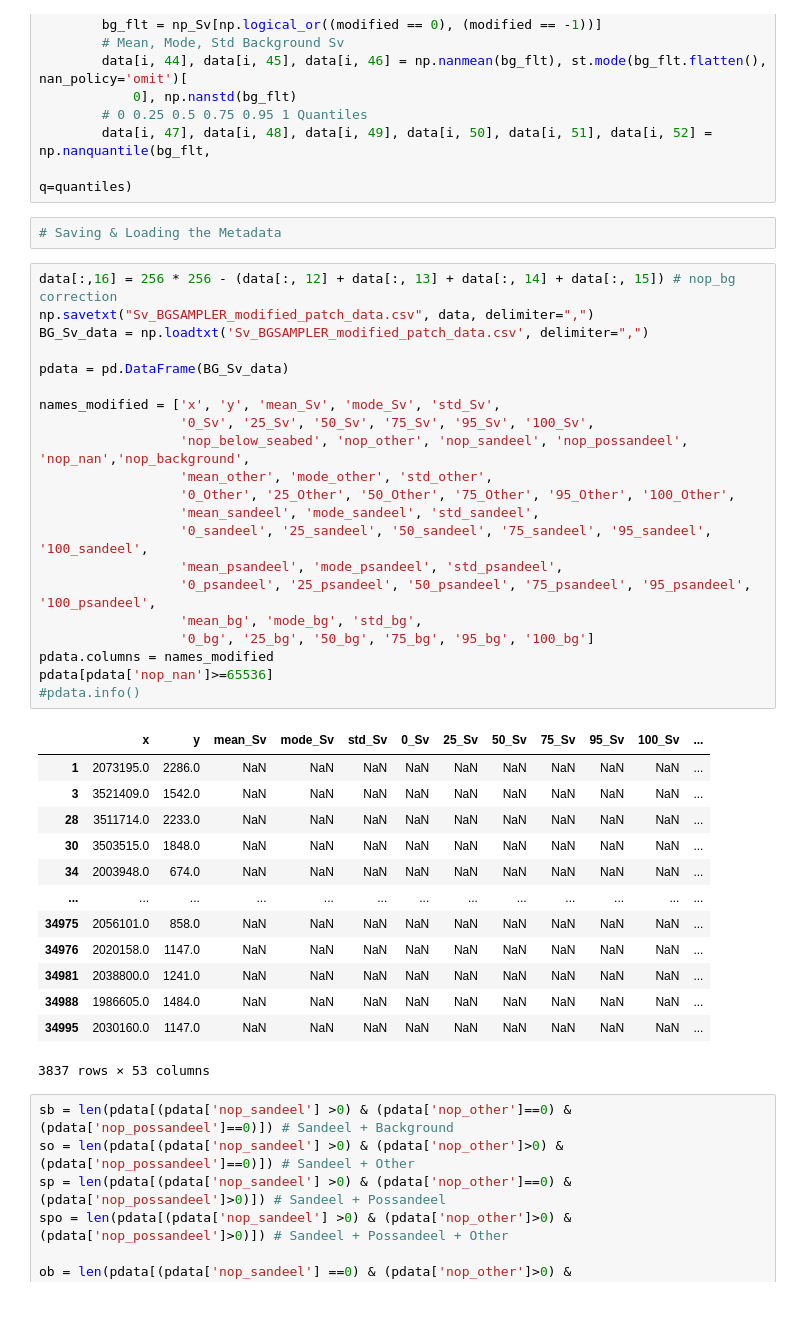
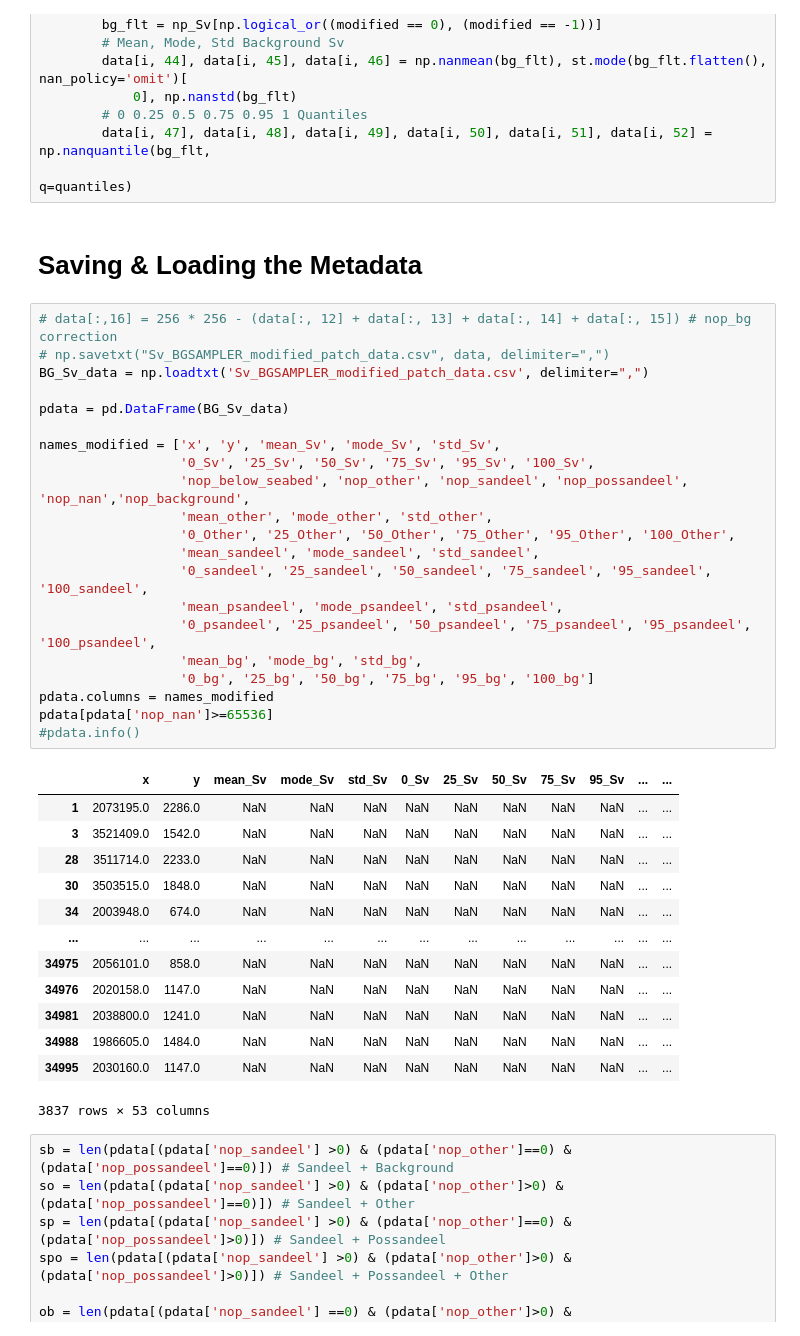
Before and after one commit to ahmetpala/UNET-Sampling, a Jupyter notebook: crimac_unet/Background Sampler.ipynb, the cells around one changed output. Cells and saved outputs as stored; diff of their text form; blank space fills up the shorter version.

```diff
--- a/crimac_unet/Background Sampler.ipynb
+++ b/crimac_unet/Background Sampler.ipynb
@@ -435,42 +429,42 @@ for i, (x, y) in tqdm(enumerate(cordinates_bg_rand), total=len(cordinates_bg_ran
         # 0 0.25 0.5 0.75 0.95 1 Quantiles
         data[i, 47], data[i, 48], data[i, 49], data[i, 50], data[i, 51], data[i, 52] = np.nanquantile(bg_flt,
                                                                                                       q=quantiles)
-# %%
-# Saving & Loading the Metadata
+# %% [markdown]
+# Saving & Loading the Metadata
 # %%
-data[:,16] = 256 * 256 - (data[:, 12] + data[:, 13] + data[:, 14] + data[:, 15]) # nop_bg correction
-np.savetxt("Sv_BGSAMPLER_modified_patch_data.csv", data, delimiter=",")
+# data[:,16] = 256 * 256 - (data[:, 12] + data[:, 13] + data[:, 14] + data[:, 15]) # nop_bg correction
+# np.savetxt("Sv_BGSAMPLER_modified_patch_data.csv", data, delimiter=",")
 BG_Sv_data = np.loadtxt('Sv_BGSAMPLER_modified_patch_data.csv', delimiter=",")
 
 pdata = pd.DataFrame(BG_Sv_data)
 
 names_modified = ['x', 'y', 'mean_Sv', 'mode_Sv', 'std_Sv',
                   '0_Sv', '25_Sv', '50_Sv', '75_Sv', '95_Sv', '100_Sv',
                   'nop_below_seabed', 'nop_other', 'nop_sandeel', 'nop_possandeel', 'nop_nan','nop_background',
                   'mean_other', 'mode_other', 'std_other',
                   '0_Other', '25_Other', '50_Other', '75_Other', '95_Other', '100_Other',
                   'mean_sandeel', 'mode_sandeel', 'std_sandeel',
                   '0_sandeel', '25_sandeel', '50_sandeel', '75_sandeel', '95_sandeel', '100_sandeel',
                   'mean_psandeel', 'mode_psandeel', 'std_psandeel',
                   '0_psandeel', '25_psandeel', '50_psandeel', '75_psandeel', '95_psandeel', '100_psandeel',
                   'mean_bg', 'mode_bg', 'std_bg',
                   '0_bg', '25_bg', '50_bg', '75_bg', '95_bg', '100_bg']
 pdata.columns = names_modified
 pdata[pdata['nop_nan']>=65536]
 #pdata.info()
 # %% [output]
-|  | x | y | mean_Sv | mode_Sv | std_Sv | 0_Sv | 25_Sv | 50_Sv | 75_Sv | 95_Sv | 100_Sv | ... |
-| 1 | 2073195.0 | 2286.0 | NaN | NaN | NaN | NaN | NaN | NaN | NaN | NaN | NaN | ... |
-| 3 | 3521409.0 | 1542.0 | NaN | NaN | NaN | NaN | NaN | NaN | NaN | NaN | NaN | ... |
-| 28 | 3511714.0 | 2233.0 | NaN | NaN | NaN | NaN | NaN | NaN | NaN | NaN | NaN | ... |
-| 30 | 3503515.0 | 1848.0 | NaN | NaN | NaN | NaN | NaN | NaN | NaN | NaN | NaN | ... |
-| 34 | 2003948.0 | 674.0 | NaN | NaN | NaN | NaN | NaN | NaN | NaN | NaN | NaN | ... |
+|  | x | y | mean_Sv | mode_Sv | std_Sv | 0_Sv | 25_Sv | 50_Sv | 75_Sv | 95_Sv | ... | ... |
+| 1 | 2073195.0 | 2286.0 | NaN | NaN | NaN | NaN | NaN | NaN | NaN | NaN | ... | ... |
+| 3 | 3521409.0 | 1542.0 | NaN | NaN | NaN | NaN | NaN | NaN | NaN | NaN | ... | ... |
+| 28 | 3511714.0 | 2233.0 | NaN | NaN | NaN | NaN | NaN | NaN | NaN | NaN | ... | ... |
+| 30 | 3503515.0 | 1848.0 | NaN | NaN | NaN | NaN | NaN | NaN | NaN | NaN | ... | ... |
+| 34 | 2003948.0 | 674.0 | NaN | NaN | NaN | NaN | NaN | NaN | NaN | NaN | ... | ... |
 | ... | ... | ... | ... | ... | ... | ... | ... | ... | ... | ... | ... | ... |
-| 34975 | 2056101.0 | 858.0 | NaN | NaN | NaN | NaN | NaN | NaN | NaN | NaN | NaN | ... |
-| 34976 | 2020158.0 | 1147.0 | NaN | NaN | NaN | NaN | NaN | NaN | NaN | NaN | NaN | ... |
-| 34981 | 2038800.0 | 1241.0 | NaN | NaN | NaN | NaN | NaN | NaN | NaN | NaN | NaN | ... |
-| 34988 | 1986605.0 | 1484.0 | NaN | NaN | NaN | NaN | NaN | NaN | NaN | NaN | NaN | ... |
-| 34995 | 2030160.0 | 1147.0 | NaN | NaN | NaN | NaN | NaN | NaN | NaN | NaN | NaN | ... |
+| 34975 | 2056101.0 | 858.0 | NaN | NaN | NaN | NaN | NaN | NaN | NaN | NaN | ... | ... |
+| 34976 | 2020158.0 | 1147.0 | NaN | NaN | NaN | NaN | NaN | NaN | NaN | NaN | ... | ... |
+| 34981 | 2038800.0 | 1241.0 | NaN | NaN | NaN | NaN | NaN | NaN | NaN | NaN | ... | ... |
+| 34988 | 1986605.0 | 1484.0 | NaN | NaN | NaN | NaN | NaN | NaN | NaN | NaN | ... | ... |
+| 34995 | 2030160.0 | 1147.0 | NaN | NaN | NaN | NaN | NaN | NaN | NaN | NaN | ... | ... |
 3837 rows × 53 columns
 # %%
 sb = len(pdata[(pdata['nop_sandeel'] >0) & (pdata['nop_other']==0) & (pdata['nop_possandeel']==0)]) # Sandeel + Background
```
Also changed, not shown: parts of 11 cells of this notebook, 5 other files.
